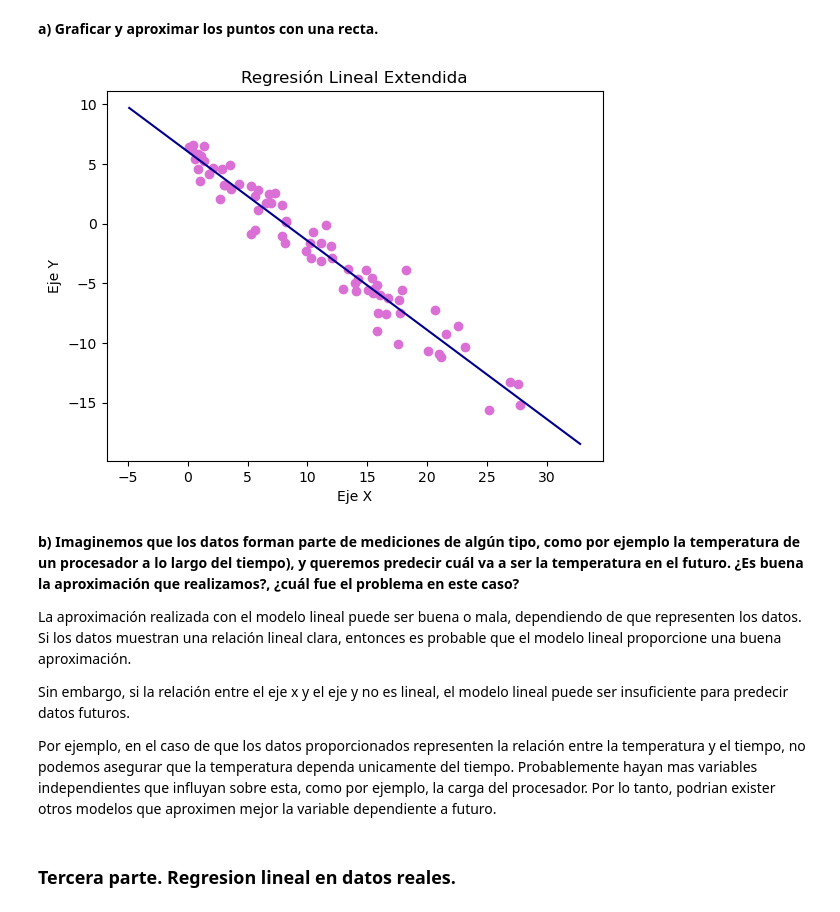
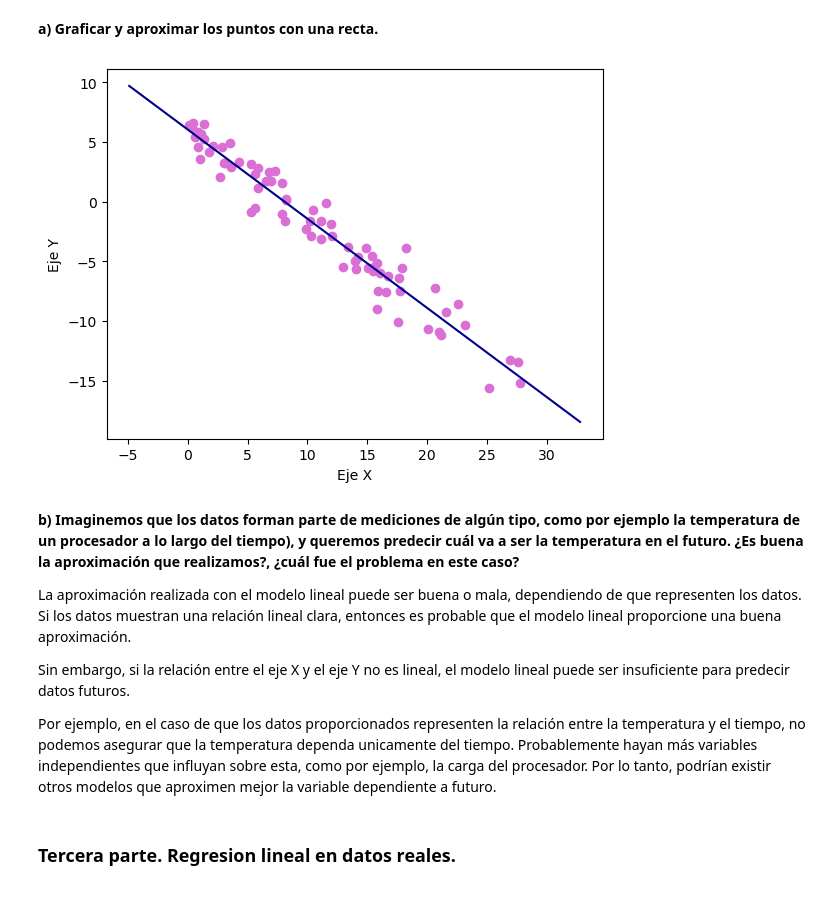
Before and after one commit to azulnogueraa/Metodos_Computacionales_1, a Jupyter notebook: codigo.ipynb, the cells around one changed output. Saved outputs shown, nothing was run; the diff lists cells and outputs as text; code cells hidden in the pictures.

```diff
--- a/codigo.ipynb
+++ b/codigo.ipynb
@@ -153,42 +171,36 @@ data2 = pd.read_csv('ejercicio_2.csv', sep=',', header=0)
 # %%
 x_2 = data2.iloc[:,0]
 y_2 = data2.iloc[:,1]
 
 x_n2 = x_2.to_numpy().reshape((75,1))
 y_n2 = y_2.to_numpy().reshape((75,1))
 
 x_unos = np.ones((75,1),int)
 x_new2 = np.hstack((x_unos, x_n2))
 x_new2_t = np.transpose(x_new2)
 
 b_optimo2 = np.dot(np.linalg.inv(np.dot(x_new2_t, x_new2)), np.dot(x_new2_t, y_n2))
 
-# print(b_optimo)
-
 x2_i = np.linspace(np.min(x_2) -5, np.max(x_2) + 5)
 
 fig4, ax4 = plt.subplots()
 ax4.plot(x2_i, x2_i*b_optimo2[1] + b_optimo2[0], color="darkblue")
 ax4.scatter(x_2, y_2, color="orchid")
 ax4.set_xlabel("Eje X")
 ax4.set_ylabel("Eje Y")
-# ax4.set_xlim(-5,35)
-# ax4.set_ylim(-20,10)
-plt.title("Regresión Lineal Extendida")
-
 
 plt.show()
 # %% [output]
-[figure, old version]
+[figure, new version]
 # %% [markdown]
 **b) Imaginemos que los datos forman parte de mediciones de algún tipo, como por ejemplo la temperatura de un procesador a lo largo del tiempo), y queremos predecir cuál va a ser la temperatura en el futuro. ¿Es buena la aproximación que realizamos?, ¿cuál fue el problema en este caso?**
 
 La aproximación realizada con el modelo lineal puede ser buena o mala, dependiendo de que representen los datos.
 Si los datos muestran una relación lineal clara, entonces es probable que el modelo lineal proporcione una buena aproximación.
 
-Sin embargo, si la relación entre el eje x y el eje y no es lineal, el modelo lineal puede ser insuficiente para predecir datos futuros.
+Sin embargo, si la relación entre el eje X y el eje Y no es lineal, el modelo lineal puede ser insuficiente para predecir datos futuros.
 
-Por ejemplo, en el caso de que los datos proporcionados representen la relación entre la temperatura y el tiempo, no podemos asegurar que la temperatura dependa unicamente del tiempo. Probablemente hayan mas variables independientes que influyan sobre esta, como por ejemplo, la carga del procesador.
-Por lo tanto, podrian exister otros modelos que aproximen mejor la variable dependiente a futuro.
+Por ejemplo, en el caso de que los datos proporcionados representen la relación entre la temperatura y el tiempo, no podemos asegurar que la temperatura dependa unicamente del tiempo. Probablemente hayan más variables independientes que influyan sobre esta, como por ejemplo, la carga del procesador.
+Por lo tanto, podrían existir otros modelos que aproximen mejor la variable dependiente a futuro.
 # %% [markdown]
 ### **Tercera parte.** Regresion lineal en datos reales.
```
Also changed, not shown: parts of 23 cells of this notebook.
